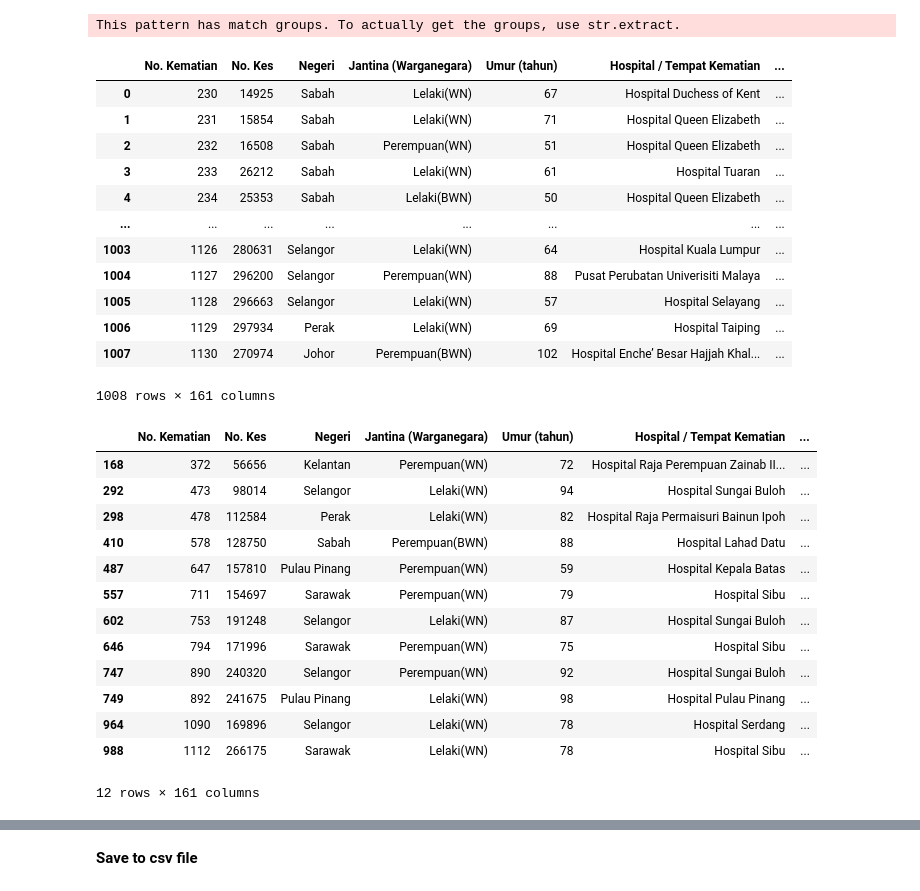
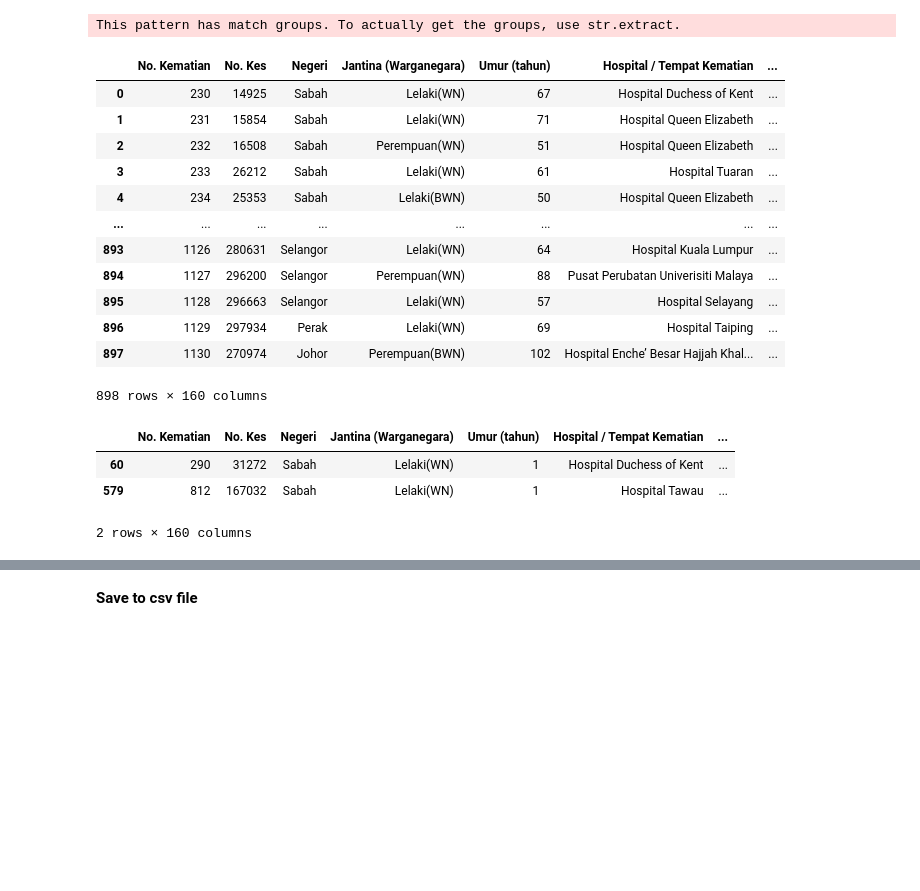
Before and after one commit to ashamril/Text-Analytics, a Jupyter notebook: Malaysia_Covid19_Ringkasan_Kematian_web_scrapping.ipynb, the cells around one changed output, grey strips where cells are left out. Cells and saved outputs as stored; diff of their text form; code cells hidden in the pictures; blank space fills up the shorter version.

```diff
--- a/Malaysia_Covid19_Ringkasan_Kematian_web_scrapping.ipynb
+++ b/Malaysia_Covid19_Ringkasan_Kematian_web_scrapping.ipynb
@@ -194,4 +196,4 @@ dfAll.loc[dfAll["Latar Belakang"].str.contains('buang', flags=re.IGNORECASE)]
 | 11 | 907 | 235176 | Selangor | Perempuan (WN) | 67 | Hospital Serdang | ... |
 # %%
 df_filtered = dfAll[dfAll['No. Kematian'] != 'No. Kematian']
-df_filtered = dfAll[dfAll['No. Kematian'] != 'Kes No. Kematian']
+df_filtered = df_filtered[df_filtered['No. Kematian'] != 'Kes No. Kematian']
@@ -228,6 +234,7 @@ df_filtered['Latar Belakang'] = df_filtered['Latar Belakang'].str.replace("’s"
 df_filtered['Hospital / Tempat Kematian'] = df_filtered['Hospital / Tempat Kematian'].str.replace("Jenazah di bawa ke ", "")
 df_filtered['Hospital / Tempat Kematian'] = df_filtered['Hospital / Tempat Kematian'].str.replace("Jenazah dibawa ke ", "")
 df_filtered['Negeri'] = df_filtered['Negeri'].str.replace("W.P.", "WP")
+df_filtered['Umur (tahun)'] = df_filtered['Umur (tahun)'].str.replace("4 bulan", "1")
 # %%
 df_filtered['Jantina (Warganegara)'] = df_filtered['Jantina (Warganegara)'].str.replace("Lelak ", "Lelaki")
 df_filtered['Jantina (Warganegara)'] = df_filtered['Jantina (Warganegara)'].str.replace("Lelaki ", "Lelaki")
@@ -420,7 +426,7 @@ lstUniqueLatarBelakang[:20]
 **List to new columns**
 # %%
 for penyakit in lstUniqueLatarBelakang:
-  dfUniqueLatarBelakang[penyakit] = np.where(dfUniqueLatarBelakang["Latar Belakang"].str.contains(penyakit, flags=re.IGNORECASE), True, False)
+  dfUniqueLatarBelakang[penyakit] = np.where(dfUniqueLatarBelakang["Latar Belakang"].str.contains(penyakit, flags=re.IGNORECASE), 1, 0)
 # %% [output]
 This pattern has match groups. To actually get the groups, use str.extract.
 # %%
@@ -433,26 +439,16 @@ dfUniqueLatarBelakang
 | 3 | 233 | 26212 | Sabah | Lelaki(WN) | 61 | Hospital Tuaran | ... |
 | 4 | 234 | 25353 | Sabah | Lelaki(BWN) | 50 | Hospital Queen Elizabeth | ... |
 | ... | ... | ... | ... | ... | ... | ... | ... |
-| 1003 | 1126 | 280631 | Selangor | Lelaki(WN) | 64 | Hospital Kuala Lumpur | ... |
-| 1004 | 1127 | 296200 | Selangor | Perempuan(WN) | 88 | Pusat Perubatan Univerisiti Malaya | ... |
-| 1005 | 1128 | 296663 | Selangor | Lelaki(WN) | 57 | Hospital Selayang | ... |
-| 1006 | 1129 | 297934 | Perak | Lelaki(WN) | 69 | Hospital Taiping | ... |
-| 1007 | 1130 | 270974 | Johor | Perempuan(BWN) | 102 | Hospital Enche’ Besar Hajjah Khal... | ... |
+| 893 | 1126 | 280631 | Selangor | Lelaki(WN) | 64 | Hospital Kuala Lumpur | ... |
+| 894 | 1127 | 296200 | Selangor | Perempuan(WN) | 88 | Pusat Perubatan Univerisiti Malaya | ... |
+| 895 | 1128 | 296663 | Selangor | Lelaki(WN) | 57 | Hospital Selayang | ... |
+| 896 | 1129 | 297934 | Perak | Lelaki(WN) | 69 | Hospital Taiping | ... |
+| 897 | 1130 | 270974 | Johor | Perempuan(BWN) | 102 | Hospital Enche’ Besar Hajjah Khal... | ... |
-1008 rows × 161 columns
+898 rows × 160 columns
 # %%
-dfUniqueLatarBelakang.loc[dfUniqueLatarBelakang['dementia'] == True]
+dfUniqueLatarBelakang.loc[dfUniqueLatarBelakang['Umur (tahun)'] == "1"]
 # %% [output]
 |  | No. Kematian | No. Kes | Negeri | Jantina (Warganegara) | Umur (tahun) | Hospital / Tempat Kematian | ... |
-| 168 | 372 | 56656 | Kelantan | Perempuan(WN) | 72 | Hospital Raja Perempuan Zainab II... | ... |
-| 292 | 473 | 98014 | Selangor | Lelaki(WN) | 94 | Hospital Sungai Buloh | ... |
-| 298 | 478 | 112584 | Perak | Lelaki(WN) | 82 | Hospital Raja Permaisuri Bainun Ipoh | ... |
-| 410 | 578 | 128750 | Sabah | Perempuan(BWN) | 88 | Hospital Lahad Datu | ... |
-| 487 | 647 | 157810 | Pulau Pinang | Perempuan(WN) | 59 | Hospital Kepala Batas | ... |
-| 557 | 711 | 154697 | Sarawak | Perempuan(WN) | 79 | Hospital Sibu | ... |
-| 602 | 753 | 191248 | Selangor | Lelaki(WN) | 87 | Hospital Sungai Buloh | ... |
-| 646 | 794 | 171996 | Sarawak | Perempuan(WN) | 75 | Hospital Sibu | ... |
-| 747 | 890 | 240320 | Selangor | Perempuan(WN) | 92 | Hospital Sungai Buloh | ... |
-| 749 | 892 | 241675 | Pulau Pinang | Lelaki(WN) | 98 | Hospital Pulau Pinang | ... |
-| 964 | 1090 | 169896 | Selangor | Lelaki(WN) | 78 | Hospital Serdang | ... |
-| 988 | 1112 | 266175 | Sarawak | Lelaki(WN) | 78 | Hospital Sibu | ... |
+| 60 | 290 | 31272 | Sabah | Lelaki(WN) | 1 | Hospital Duchess of Kent | ... |
+| 579 | 812 | 167032 | Sabah | Lelaki(WN) | 1 | Hospital Tawau | ... |
-12 rows × 161 columns
+2 rows × 160 columns
```
Also changed, not shown: parts of 14 cells of this notebook.
